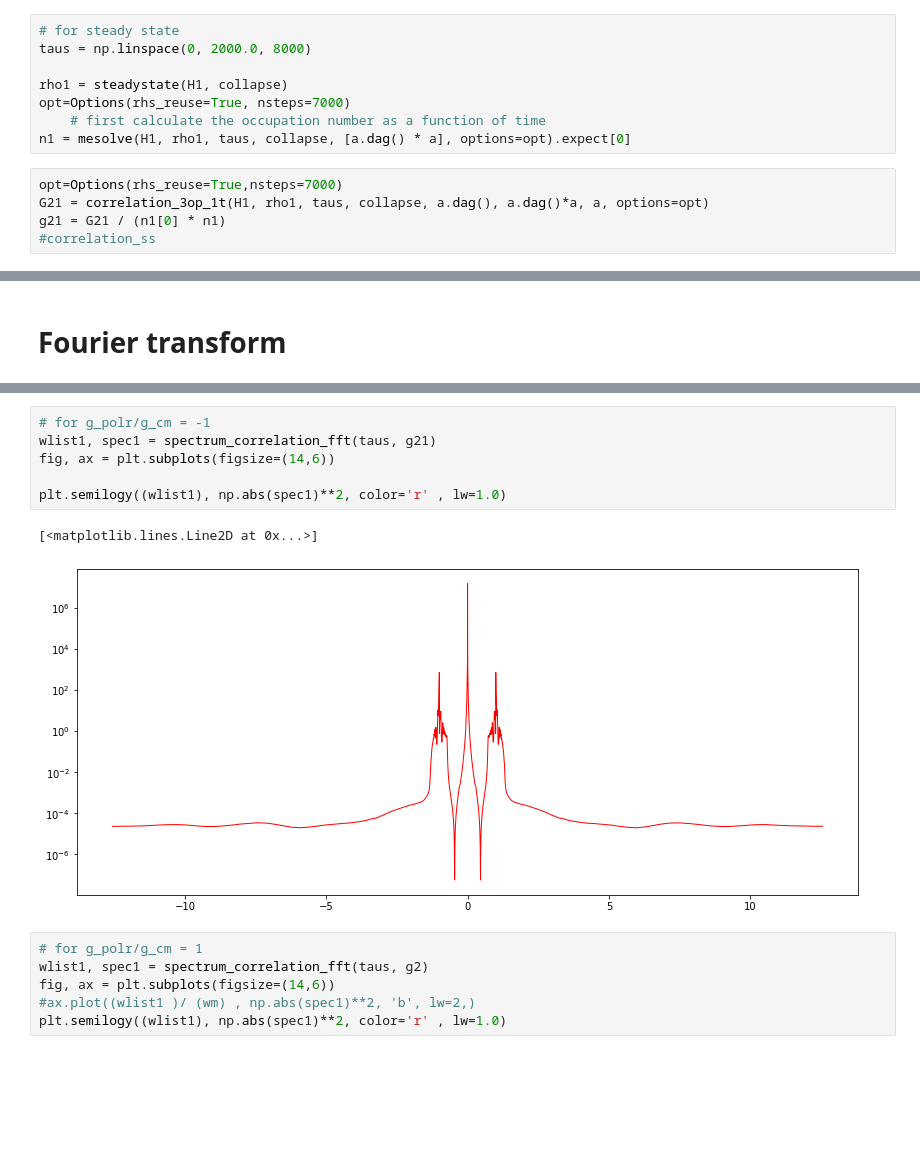
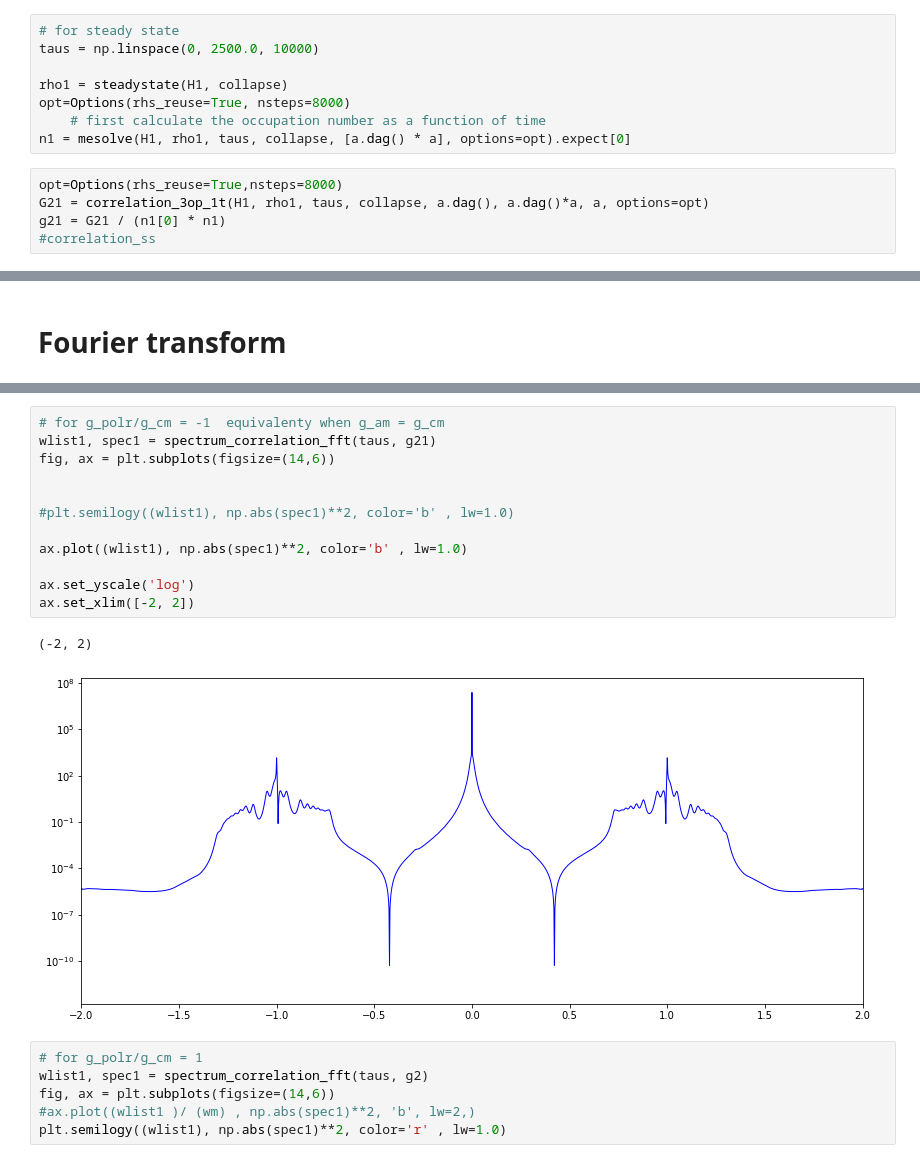
Before and after one commit to ahmad-shafiei/Hybrid_Cavity, a Jupyter notebook: Correlations_18_5_2020.ipynb, the cells around one changed output, grey strips where cells are left out. Saved outputs shown, nothing was run; the diff lists cells and outputs as text; blank space fills up the shorter version.

```diff
--- a/Correlations_18_5_2020.ipynb
+++ b/Correlations_18_5_2020.ipynb
@@ -157,14 +157,14 @@ g20 = G20 / (n[0] * n0)
 #correlation_ss
 # %%
 # for steady state
-taus = np.linspace(0, 2000.0, 8000)
+taus = np.linspace(0, 2500.0, 10000)
 
 rho1 = steadystate(H1, collapse)
-opt=Options(rhs_reuse=True, nsteps=7000)
+opt=Options(rhs_reuse=True, nsteps=8000)
     # first calculate the occupation number as a function of time
 n1 = mesolve(H1, rho1, taus, collapse, [a.dag() * a], options=opt).expect[0]
 # %%
-opt=Options(rhs_reuse=True,nsteps=7000)
+opt=Options(rhs_reuse=True,nsteps=8000)
 G21 = correlation_3op_1t(H1, rho1, taus, collapse, a.dag(), a.dag()*a, a, options=opt)
 g21 = G21 / (n1[0] * n1)
 #correlation_ss
@@ -197,12 +204,18 @@ ax2.legend('1',loc=2)
 # %%
-# for g_polr/g_cm = -1
+# for g_polr/g_cm = -1  equivalenty when g_am = g_cm
 wlist1, spec1 = spectrum_correlation_fft(taus, g21)
 fig, ax = plt.subplots(figsize=(14,6))
 
-plt.semilogy((wlist1), np.abs(spec1)**2, color='r' , lw=1.0)
+
+#plt.semilogy((wlist1), np.abs(spec1)**2, color='b' , lw=1.0)
+
+ax.plot((wlist1), np.abs(spec1)**2, color='b' , lw=1.0)
+
+ax.set_yscale('log')
+ax.set_xlim([-2, 2])
 # %% [output]
-[<matplotlib.lines.Line2D at 0x...>]
+(-2, 2)
-[figure, old version]
+[figure, new version]
 # %%
 # for g_polr/g_cm = 1
 wlist1, spec1 = spectrum_correlation_fft(taus, g2)
```
Also changed, not shown: parts of 8 cells of this notebook.
